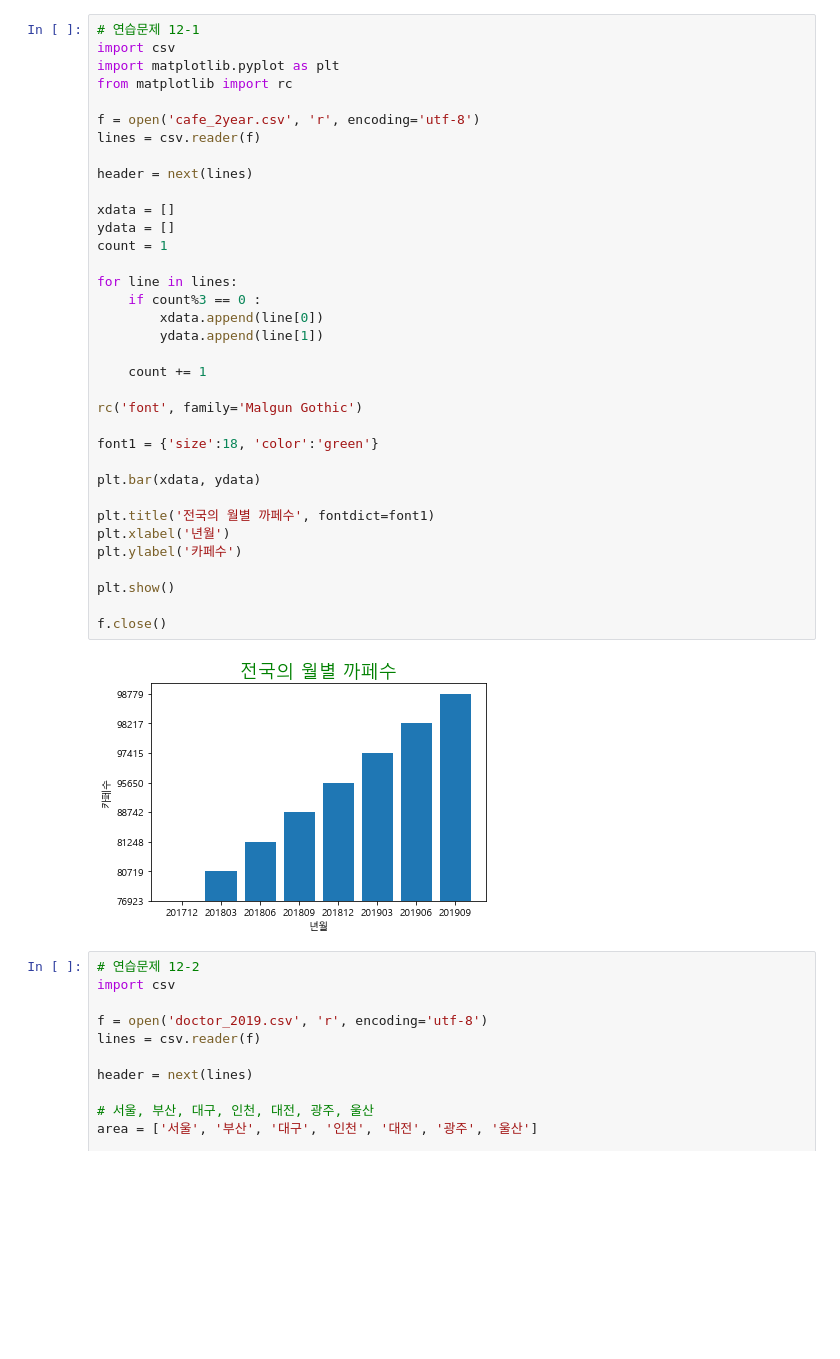
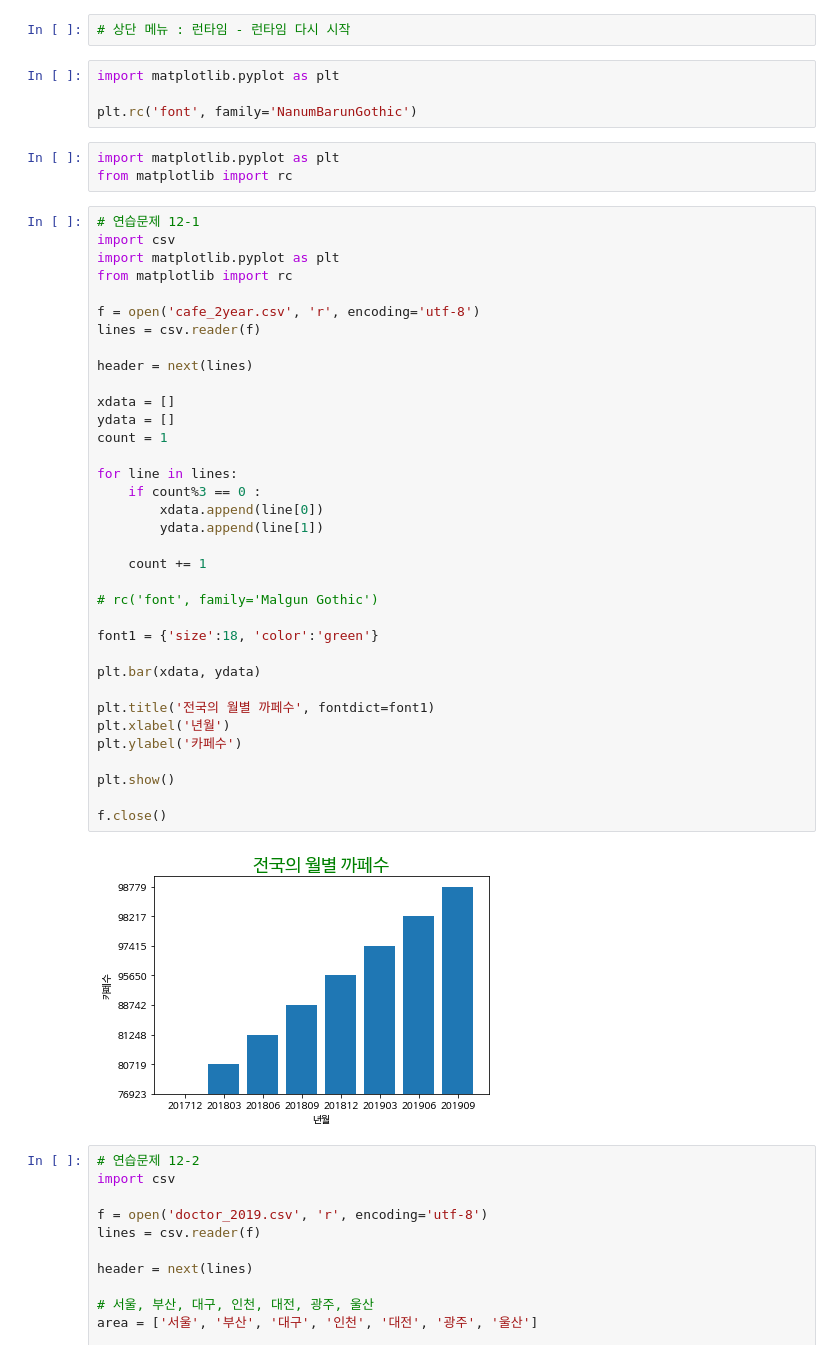
Before and after one commit to sdw1621/python_exercise, a Jupyter notebook: 12장_연습문제2.ipynb, the cells around one changed output. Drawn from its saved outputs; the diff is of its cells as text; blank space fills up the shorter version.

```diff
--- a/12장_연습문제2.ipynb
+++ b/12장_연습문제2.ipynb
@@ -3,3 +35,12 @@
+# %%
+# 상단 메뉴 : 런타임 - 런타임 다시 시작
+# %%
+import matplotlib.pyplot as plt
+
+plt.rc('font', family='NanumBarunGothic')
+# %%
+import matplotlib.pyplot as plt
+from matplotlib import rc
 # %%
 # 연습문제 12-1
 import csv
@@ -8,35 +49,35 @@ from matplotlib import rc
 
 f = open('cafe_2year.csv', 'r', encoding='utf-8')
 lines = csv.reader(f)
 
 header = next(lines)
 
 xdata = []
 ydata = []
 count = 1
 
 for line in lines:
     if count%3 == 0 :
         xdata.append(line[0])
         ydata.append(line[1])
 
     count += 1
 
-rc('font', family='Malgun Gothic')
+# rc('font', family='Malgun Gothic')
 
 font1 = {'size':18, 'color':'green'}
 
 plt.bar(xdata, ydata)
 
 plt.title('전국의 월별 까페수', fontdict=font1)
 plt.xlabel('년월')
 plt.ylabel('카페수')
 
 plt.show()
 
 f.close()
 # %% [output]
-[figure, old version]
+[figure, new version]
 # %%
 # 연습문제 12-2
 import csv
```
Also changed, not shown: parts of 9 cells of this notebook.
